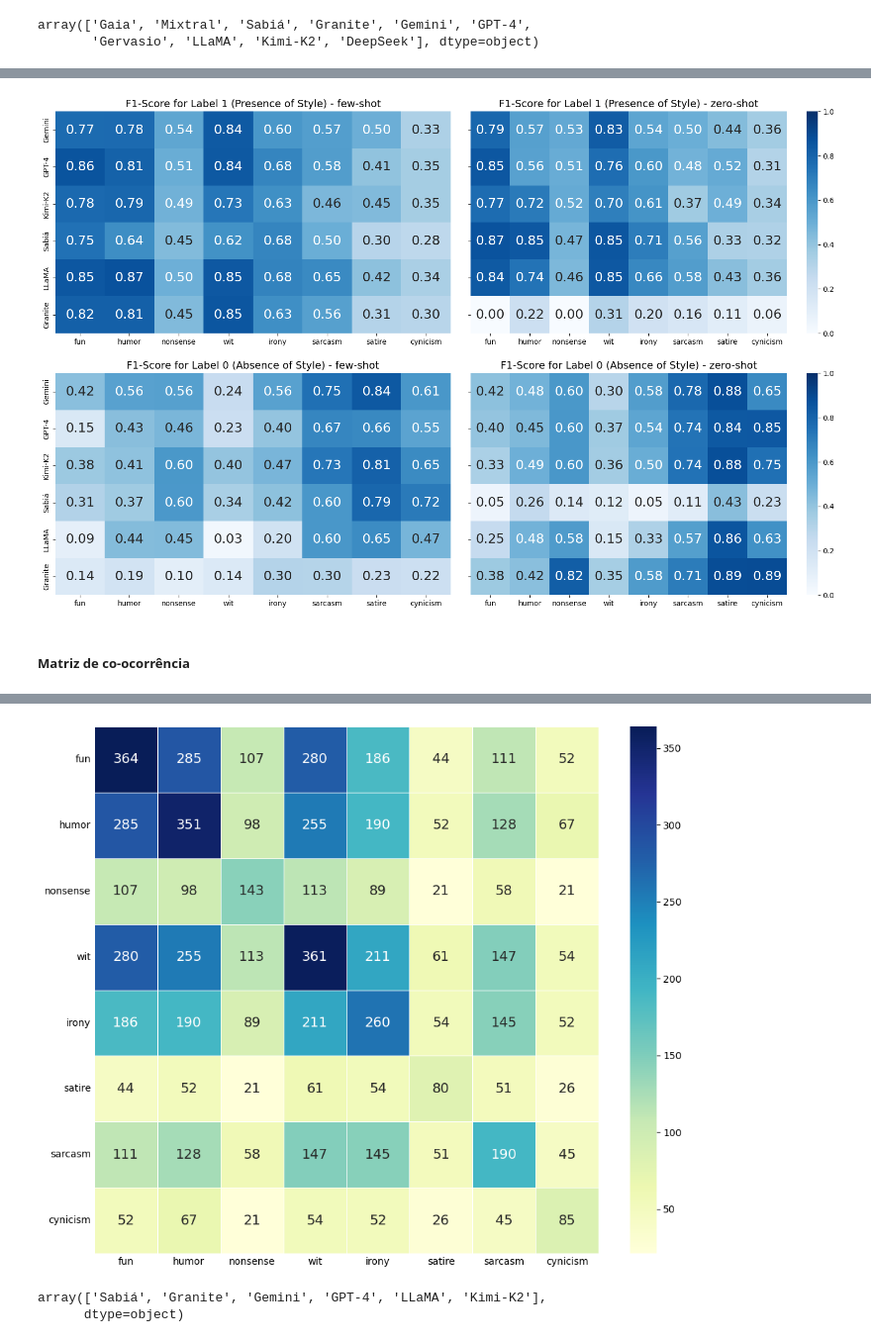
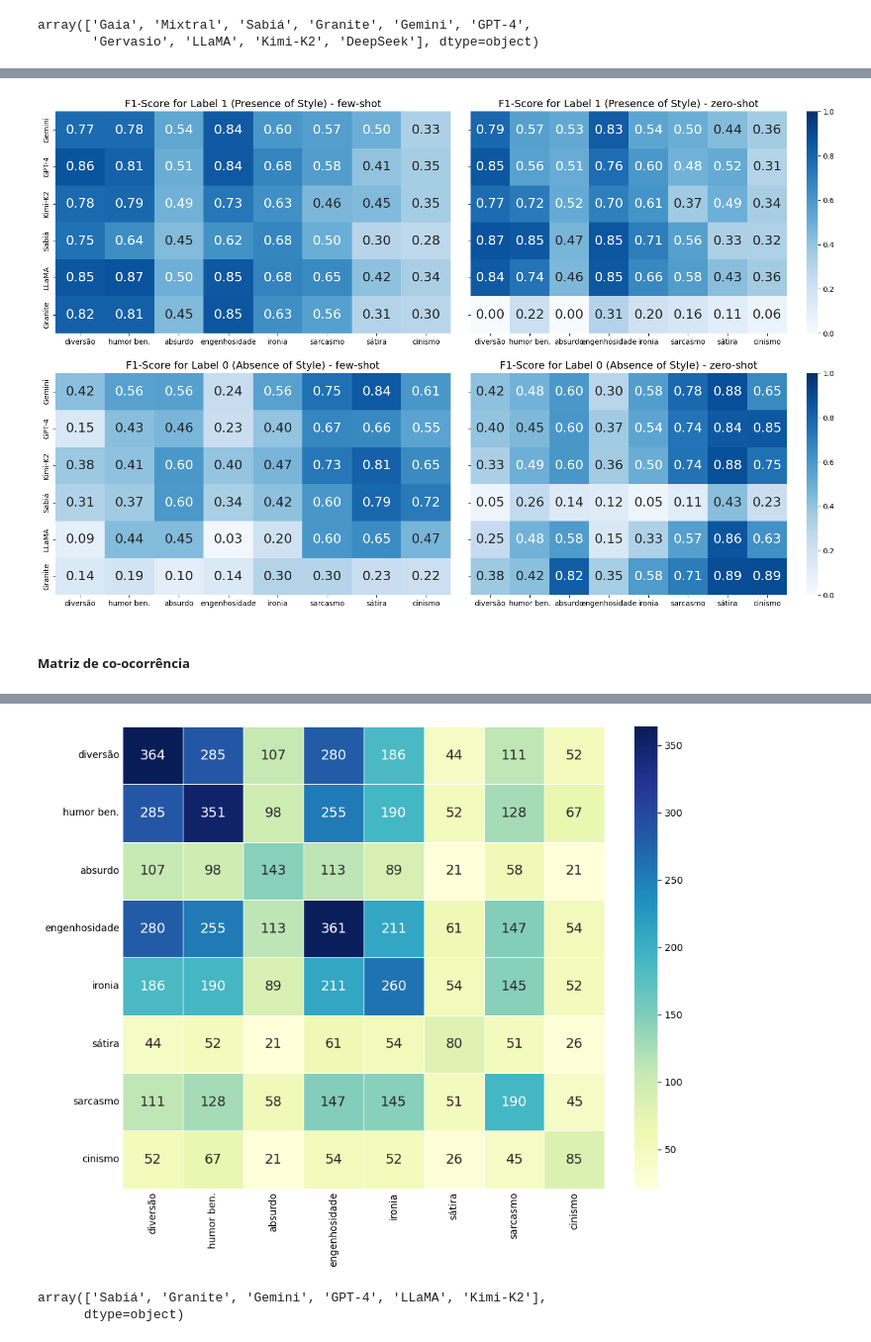
Before and after one commit to llm-pt-ibm/brazilian_northeast_humor_benchmark, a Jupyter notebook: qualitative_exploration.ipynb, the cells around one changed output, grey strips where cells are left out. Shown at 99% size. Cells and saved outputs as stored; diff of their text form; code cells hidden in the pictures.

Commit message:
translate comic styles

```diff
--- a/qualitative_exploration.ipynb
+++ b/qualitative_exploration.ipynb
@@ -100,8 +98,20 @@ def expand_dict_column(df, dict_col):
 
     return pd.DataFrame(expanded_rows)
 
+estilos_comicos_traduzidos = {
+    "fun": "diversão",
+    "humor": "humor ben.",
+    "wit": "engenhosidade",
+    "irony": "ironia",
+    "nonsense": "absurdo",
+    "cynicism": "cinismo",
+    "satire": "sátira",
+    "sarcasm": "sarcasmo"
+}
+
 df_punchlines = expand_dict_column(df_individuals, "punchlines")
 df_comic_styles = expand_dict_column(df_individuals, "comic_styles")
+df_comic_styles['comic_style'] = df_comic_styles['comic_style'].apply(lambda style: estilos_comicos_traduzidos.get(style, style))
 df_texts_explanations = expand_dict_column(df_individuals, "texts_explanations")
 df_texts_explanations['agreement_level'] = df_texts_explanations['judge_model_results'].apply(lambda judge_model_result: int(judge_model_result['nivel_concordancia']))
 # %% [markdown]
@@ -416,7 +403,7 @@ results['model_name'] = pd.Categorical(results['model_name'], categories=model_o
 fig, axes = plt.subplots(nrows=2, ncols=2, figsize=(20, 12), sharey=True)
 f1_info = [('f1_1', 'Label 1 (Presence of Style)'), ('f1_0', 'Label 0 (Absence of Style)')]
 scenarios = results['scenario'].unique()
-style_order = ['fun', 'humor', 'nonsense', 'wit', 'irony', 'sarcasm', 'satire', 'cynicism']
+style_order = ['diversão', 'humor ben.', 'absurdo', 'engenhosidade', 'ironia', 'sarcasmo', 'sátira', 'cinismo']
 
 for row_idx, (f1_class, title) in enumerate(f1_info):
     for col_idx, scenario in enumerate(scenarios):
@@ -459,7 +446,7 @@ plt.savefig(
 )
 plt.show()
 # %% [output]
-[figure, old version]
+[figure, new version]
 # %%
 comic_styles = df_comic_styles['comic_style'].unique()
 for style in comic_styles:
@@ -477,35 +464,37 @@ original_data.head(2)
 | 0 | https://www.youtube.com/shorts/Xc... | O CARA PUXOU A PISTOLA PRA MIM E ... | Dec 6, 2022 | Ceará | Podcast | Humorista: O cara me chamou falou... | ... |
 | 1 | https://www.youtube.com/shorts/QV... | Cachaçaaa😂😂 - Flavio Andradde - #... | Oct 30, 2024 | Pernambuco | Stand-up | Humorista: Quem já passou algumas... | ... |
 # %%
-comedy_styles = [
-    'fun', 'humor', 'nonsense', 'wit', 'irony', 'satire', 'sarcasm', 'cynicism'
+comic_styles = [
+    'diversão', 'humor ben.', 'absurdo', 'engenhosidade', 'ironia', 'sátira', 'sarcasmo', 'cinismo'
 ]
-data_styles = original_data[comedy_styles]
+
+original_data.rename(columns=estilos_comicos_traduzidos, inplace=True)
+data_styles = original_data[comic_styles]
 cooccurrence_matrix = data_styles.T.dot(data_styles)
 
 plt.figure(figsize=(10, 8))
 sns.heatmap(
     cooccurrence_matrix,
     annot=True,
     fmt='d',
     cmap='YlGnBu',
     linewidths=.5,
     cbar_kws={'label': ''},
     annot_kws={'fontsize': 14}
 )
 
 ax = plt.gca()
 
 ax.tick_params(axis='y', which='both', length=0)
 ax.tick_params(axis='x', which='both', length=0)
 
-plt.xticks(rotation=0)
+plt.xticks(rotation=90)
 plt.yticks(rotation=0)
 plt.tight_layout()
 
 plt.savefig('./visualizations/comic_styles.png')
 # %% [output]
-[figure, old version]
+[figure, new version]
 # %%
 df_comic_styles = df_comic_styles.copy()[df_comic_styles['model_name'].isin(model_order)]
 df_comic_styles['model_name'].unique()
```
Also changed, not shown: parts of 8 cells of this notebook, 3 other files.
